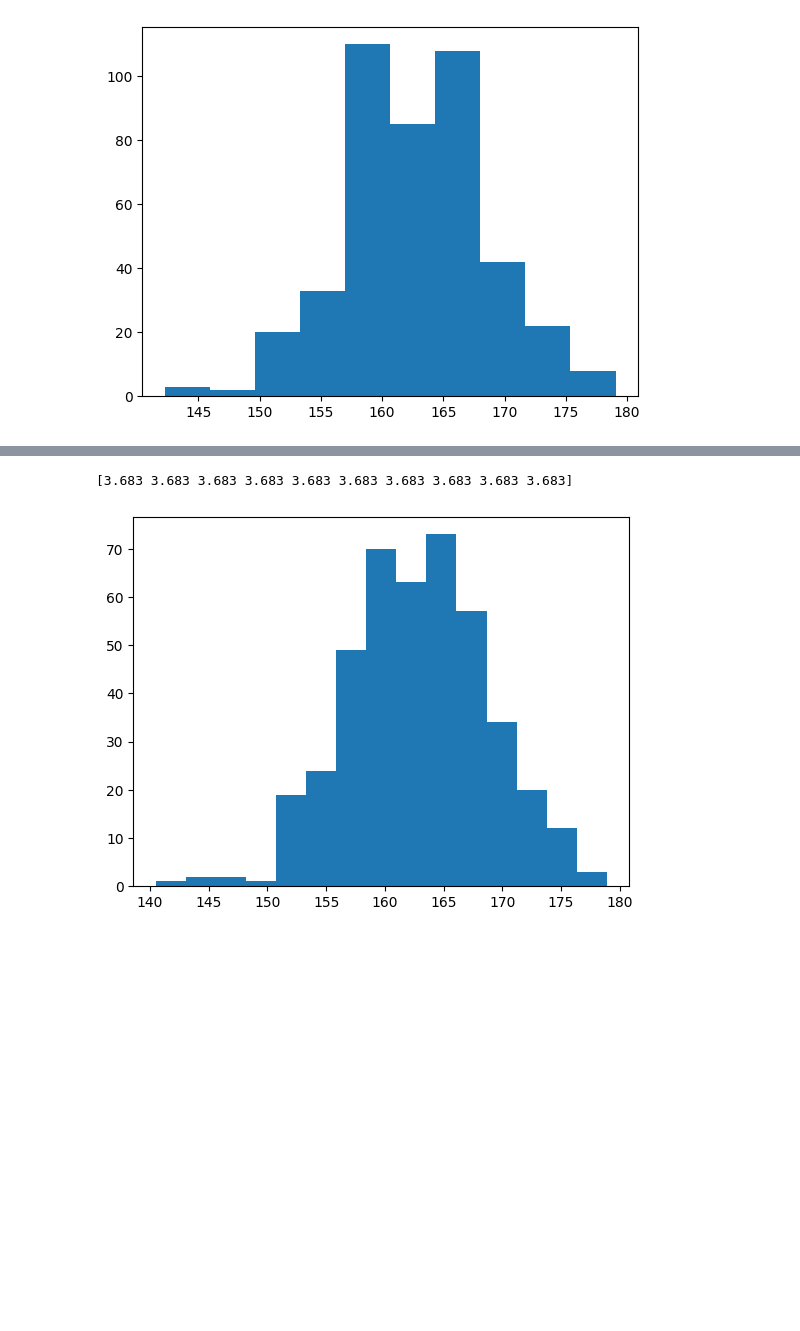
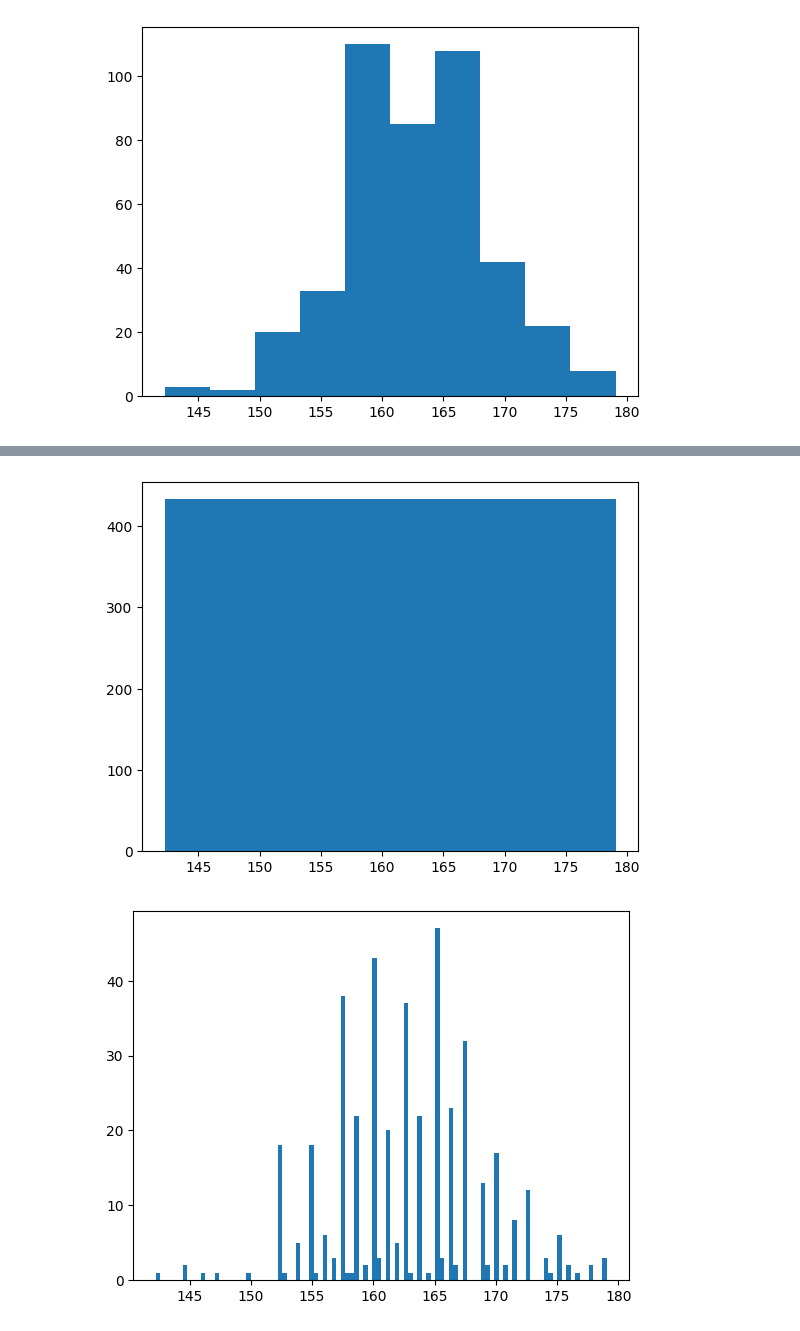
Before and after one commit to PatriziaSchoch/data_visualisation_course, a Jupyter notebook: tutoral_2-solution.ipynb, the cells around one changed output, grey strips where cells are left out. Drawn from its saved outputs; the diff is of its cells as text; code cells hidden in the pictures; blank space fills up the shorter version.

```diff
--- a/tutoral_2-solution.ipynb
+++ b/tutoral_2-solution.ipynb
@@ -180,10 +180,7 @@ plt.hist(daten_mädchen.kind, bins=[145, 150, 155, 160, 165, 170, 175, 180]);
 # %%
-import numpy as np
-bins = np.arange(140.5, 180, 2.56)
-plt.hist(daten_mädchen.kind, bins=bins);
-bins = [142.24 , 145.923, 149.606, 153.289, 156.972, 160.655, 164.338,
-        168.021, 171.704, 175.387, 179.07 ]
-print(np.diff(np.array(bins)))
+plt.hist(daten_mädchen.kind, bins=1)
+plt.show()
+plt.hist(daten_mädchen.kind, bins=100);
 # %% [output]
-[3.683 3.683 3.683 3.683 3.683 3.683 3.683 3.683 3.683 3.683]
-[figure, old version]
+[figure, new version]
+[figure, added]
```
Also changed, not shown: parts of 16 cells of this notebook, 1 other file.
